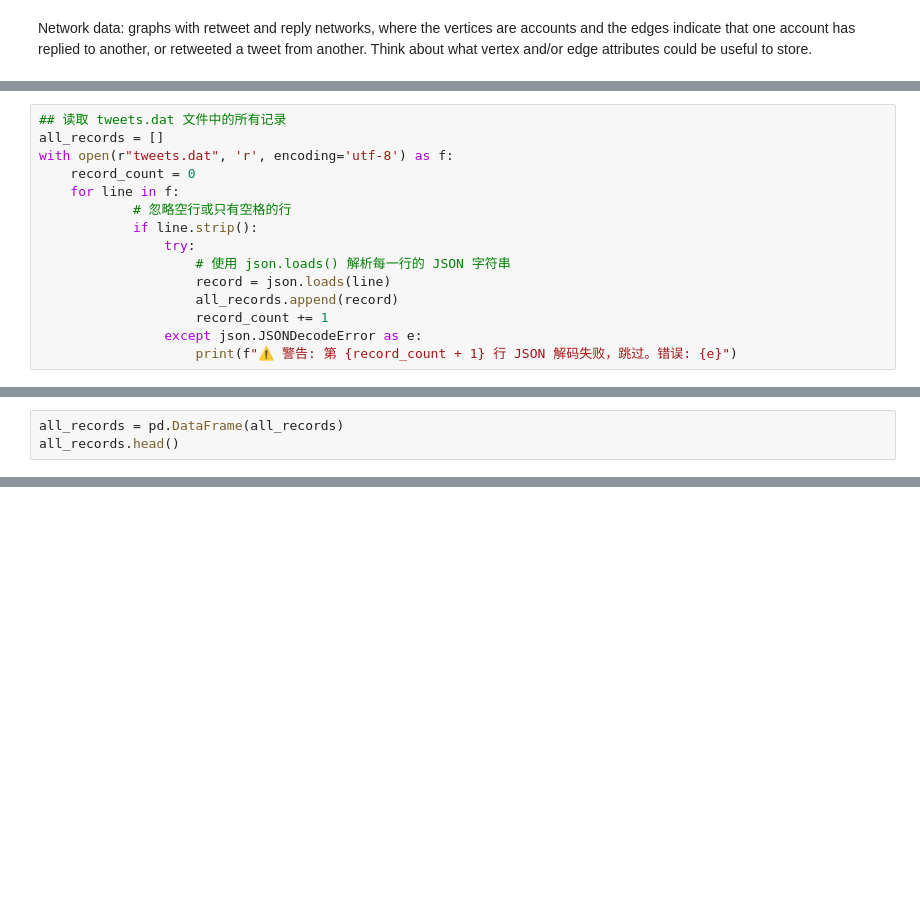
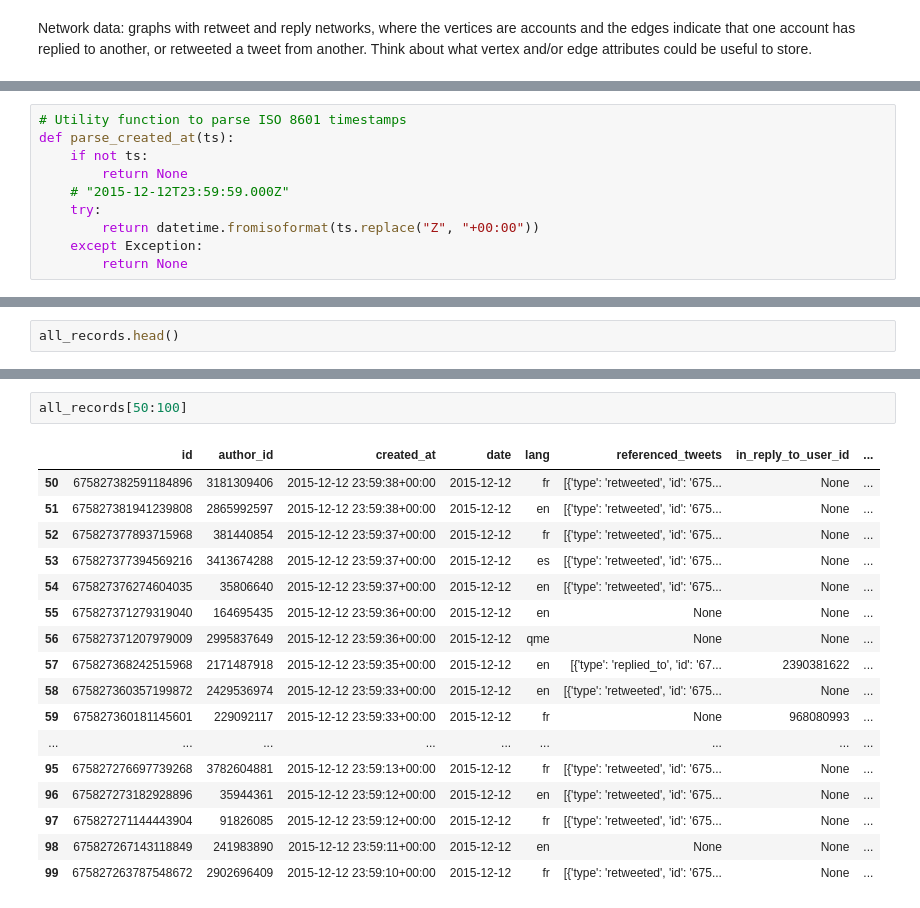
Before and after one commit to noddleslee/Social-data-mining, a Jupyter notebook: warm_up/generate_network.ipynb, the cells around one changed output, grey strips where cells are left out. Cells and saved outputs as stored; diff of their text form; blank space fills up the shorter version.

Commit message:
Update network data generation

```diff
--- a/warm_up/generate_network.ipynb
+++ b/warm_up/generate_network.ipynb
@@ -14,15 +15,10 @@ import pickle
-# %%
-## 读取 tweets.dat 文件中的所有记录
-all_records = []
-with open(r"tweets.dat", 'r', encoding='utf-8') as f:
-    record_count = 0
-    for line in f:
-            # 忽略空行或只有空格的行
-            if line.strip():
-                try:
-                    # 使用 json.loads() 解析每一行的 JSON 字符串
-                    record = json.loads(line)
-                    all_records.append(record)
-                    record_count += 1
-                except json.JSONDecodeError as e:
-                    print(f"⚠️ 警告: 第 {record_count + 1} 行 JSON 解码失败，跳过。错误: {e}")
+# %%
+# Utility function to parse ISO 8601 timestamps
+def parse_created_at(ts):
+    if not ts:
+        return None
+    # "2015-12-12T23:59:59.000Z"
+    try:
+        return datetime.fromisoformat(ts.replace("Z", "+00:00"))
+    except Exception:
+        return None
@@ -29,3 +77,2 @@ with open(r"tweets.dat", 'r', encoding='utf-8') as f:
 # %%
-all_records = pd.DataFrame(all_records)
 all_records.head()
@@ -32,2 +86,22 @@ all_records.head()
+# %%
+all_records[50:100]
+# %% [output]
+|  | id | author_id | created_at | date | lang | referenced_tweets | in_reply_to_user_id | ... |
+| 50 | 675827382591184896 | 3181309406 | 2015-12-12 23:59:38+00:00 | 2015-12-12 | fr | [{'type': 'retweeted', 'id': '675... | None | ... |
+| 51 | 675827381941239808 | 2865992597 | 2015-12-12 23:59:38+00:00 | 2015-12-12 | en | [{'type': 'retweeted', 'id': '675... | None | ... |
+| 52 | 675827377893715968 | 381440854 | 2015-12-12 23:59:37+00:00 | 2015-12-12 | fr | [{'type': 'retweeted', 'id': '675... | None | ... |
+| 53 | 675827377394569216 | 3413674288 | 2015-12-12 23:59:37+00:00 | 2015-12-12 | es | [{'type': 'retweeted', 'id': '675... | None | ... |
+| 54 | 675827376274604035 | 35806640 | 2015-12-12 23:59:37+00:00 | 2015-12-12 | en | [{'type': 'retweeted', 'id': '675... | None | ... |
+| 55 | 675827371279319040 | 164695435 | 2015-12-12 23:59:36+00:00 | 2015-12-12 | en | None | None | ... |
+| 56 | 675827371207979009 | 2995837649 | 2015-12-12 23:59:36+00:00 | 2015-12-12 | qme | None | None | ... |
+| 57 | 675827368242515968 | 2171487918 | 2015-12-12 23:59:35+00:00 | 2015-12-12 | en | [{'type': 'replied_to', 'id': '67... | 2390381622 | ... |
+| 58 | 675827360357199872 | 2429536974 | 2015-12-12 23:59:33+00:00 | 2015-12-12 | en | [{'type': 'retweeted', 'id': '675... | None | ... |
+| 59 | 675827360181145601 | 229092117 | 2015-12-12 23:59:33+00:00 | 2015-12-12 | fr | None | 968080993 | ... |
+| ... | ... | ... | ... | ... | ... | ... | ... | ... |
+| 95 | 675827276697739268 | 3782604881 | 2015-12-12 23:59:13+00:00 | 2015-12-12 | fr | [{'type': 'retweeted', 'id': '675... | None | ... |
+| 96 | 675827273182928896 | 35944361 | 2015-12-12 23:59:12+00:00 | 2015-12-12 | en | [{'type': 'retweeted', 'id': '675... | None | ... |
+| 97 | 675827271144443904 | 91826085 | 2015-12-12 23:59:12+00:00 | 2015-12-12 | fr | [{'type': 'retweeted', 'id': '675... | None | ... |
+| 98 | 675827267143118849 | 241983890 | 2015-12-12 23:59:11+00:00 | 2015-12-12 | en | None | None | ... |
+| 99 | 675827263787548672 | 2902696409 | 2015-12-12 23:59:10+00:00 | 2015-12-12 | fr | [{'type': 'retweeted', 'id': '675... | None | ... |
 # %%
 len(all_records)
```
Also changed, not shown: parts of 20 cells of this notebook.
